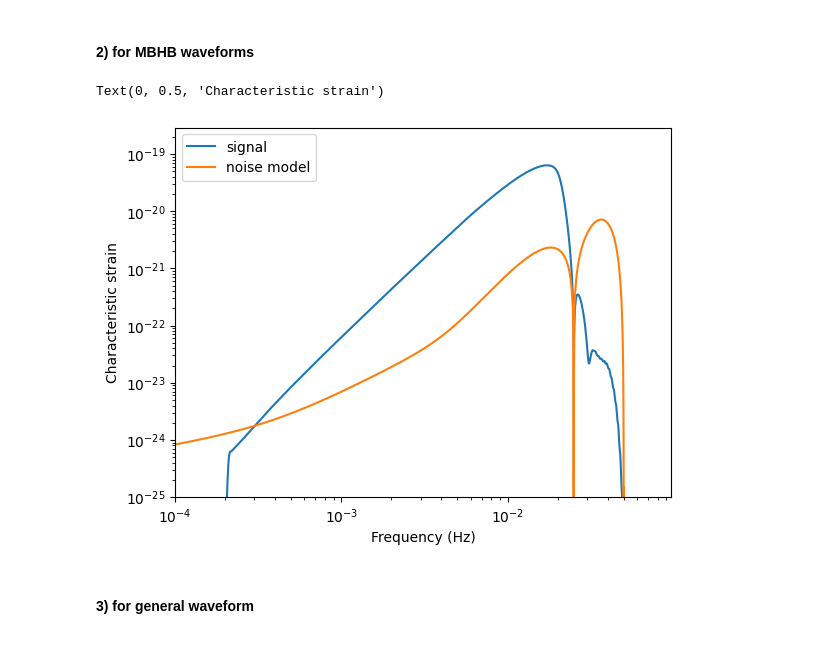
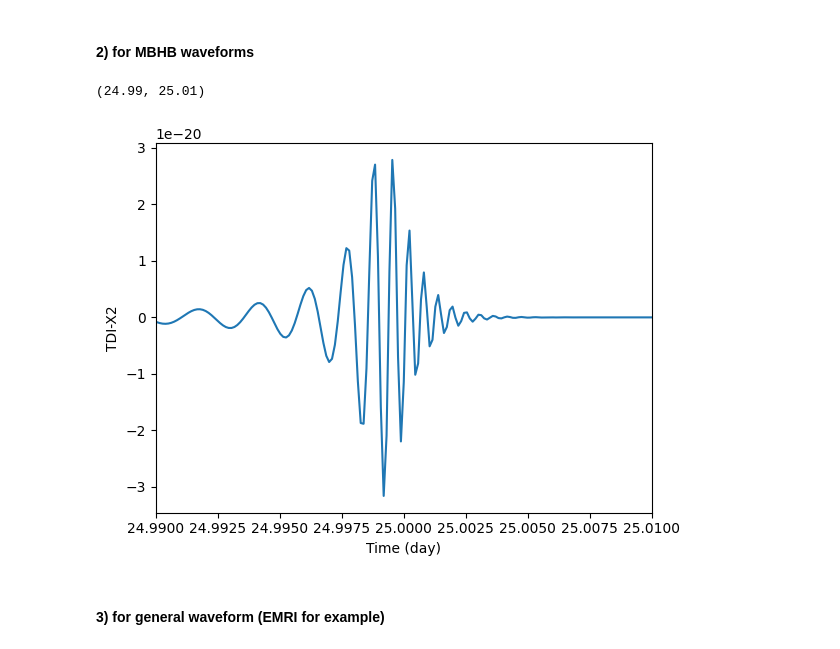
Before and after one commit to TriangleDataCenter/Triangle-Simulator, a Jupyter notebook: Tutorials/4_Demo_Simulation_for_Scientific_Data_Analysis.ipynb, the cells around one changed output. Saved outputs shown, nothing was run; the diff lists cells and outputs as text; code cells hidden in the pictures.

```diff
--- a/Tutorials/4_Demo_Simulation_for_Scientific_Data_Analysis.ipynb
+++ b/Tutorials/4_Demo_Simulation_for_Scientific_Data_Analysis.ipynb
@@ -450,23 +450,16 @@ MBHB_params = {
 }
 # %%
 results = mbhb_response_generator(parameters=MBHB_params)
-# %%
-ff, xf = FFT_window(results, fsample=1/dt, window_type="tukey", window_args_dict=dict(alpha=0.05))
-plt.loglog(ff, np.abs(xf) * 2. * ff, label="signal")
-
-PSDfunc = TDIPSDs()
-plt.loglog(ff, np.sqrt(PSDfunc.PSD_X2(ff) * ff), label="noise model")
-
-plt.xlim(1e-4, )
-plt.ylim(1e-25,)
-plt.legend(loc="upper left")
-plt.xlabel("Frequency (Hz)")
-plt.ylabel("Characteristic strain")
-# %% [output]
-Text(0, 0.5, 'Characteristic strain')
-[figure, removed]
+# %%
+plt.plot(tcb_times / DAY, results)
+plt.xlabel("Time (day)")
+plt.ylabel("TDI-X2")
+plt.xlim(MBHB_params["coalescence_time"] - 0.01, MBHB_params["coalescence_time"] + 0.01)
+# %% [output]
+(24.99, 25.01)
+[figure, added]
 # %% [markdown]
-#### 3) for general waveform
+#### 3) for general waveform (EMRI for example)
 # %%
 waveform_data = np.load("../GWData/Demo_EMRI_waveform_data.npz")
 tdata, hpdata, hcdata = waveform_data["t"], waveform_data["h1"], -waveform_data["h2"] # since h2 is -hx
```
Also changed, not shown: parts of 5 cells of this notebook.
